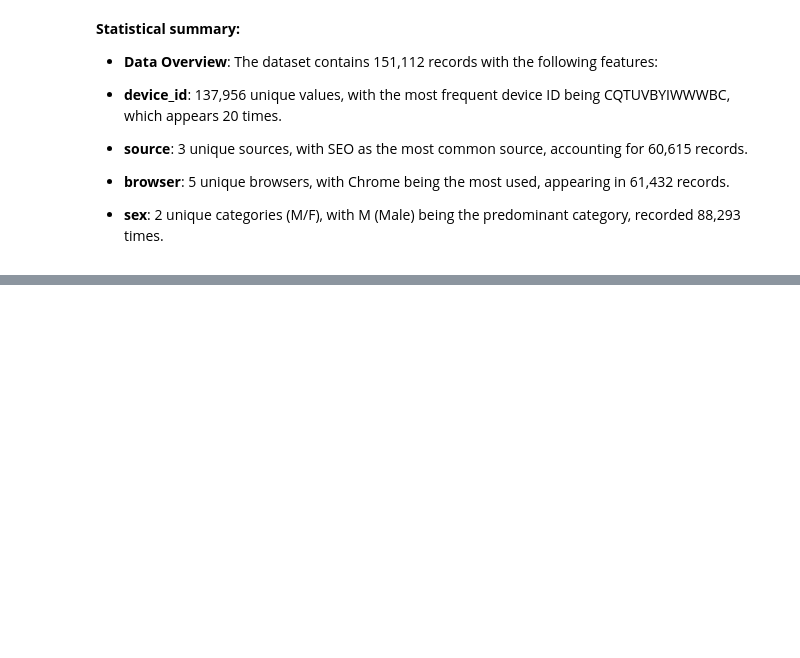
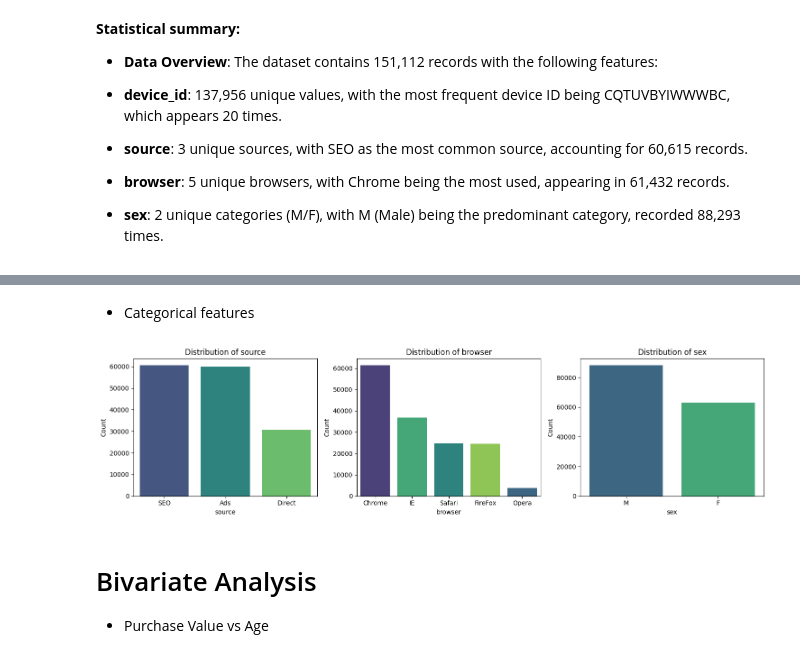
Before and after one commit to nebiyu-getachew/Fraud-Detection, a Jupyter notebook: notebooks/task_1.ipynb, the cells around one changed output, grey strips where cells are left out. Saved outputs shown, nothing was run; the diff lists cells and outputs as text; code cells hidden in the pictures; blank space fills up the shorter version.

```diff
--- a/notebooks/task_1.ipynb
+++ b/notebooks/task_1.ipynb
@@ -204,0 +225,11 @@ fraud_data.describe(include='object')
+# %% [markdown]
+- Categorical features
+# %%
+# Visualize the distribution
+visualizer._plot_counts() # To plot counts for categorical features
+# %% [output]
+[figure, added]
+# %% [markdown]
+# Bivariate Analysis
+
+- Purchase Value vs Age
```
Also changed, not shown: parts of 4 cells of this notebook.
